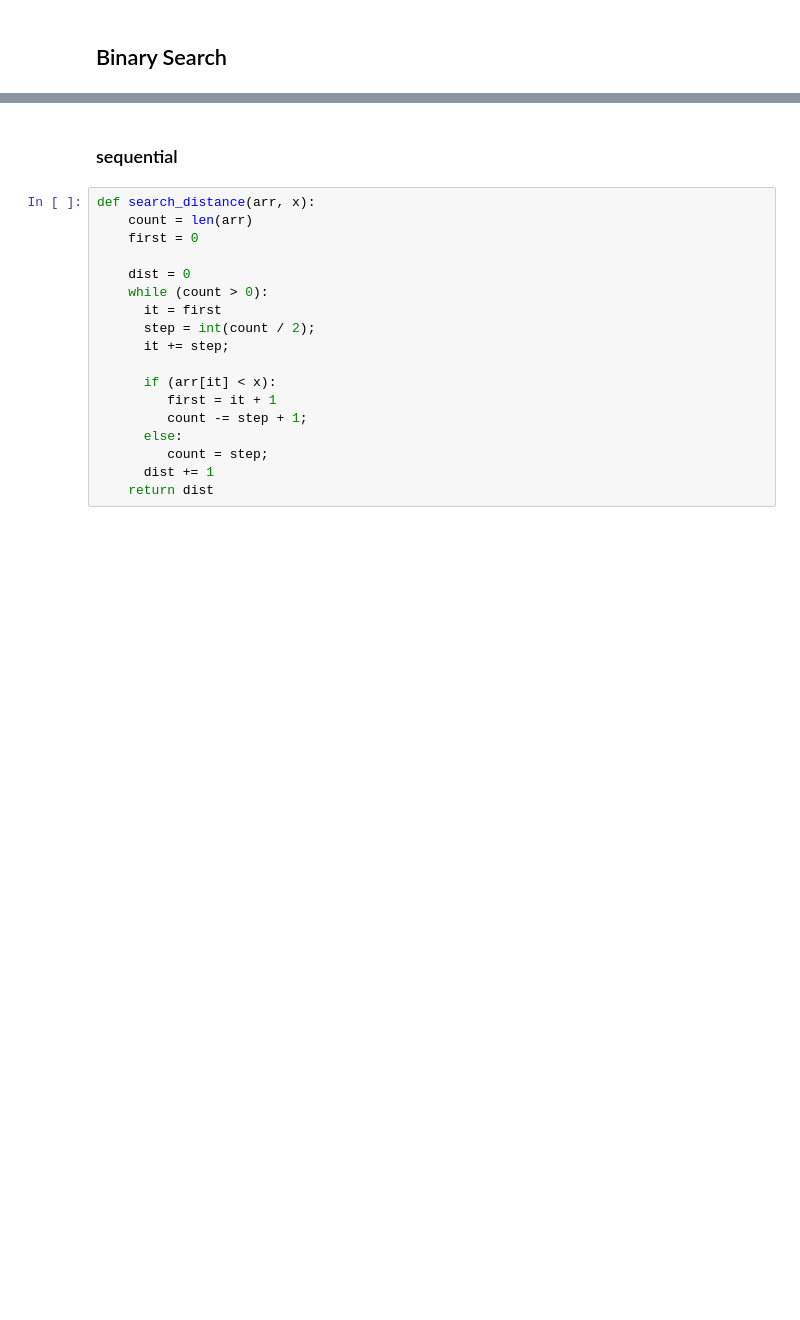
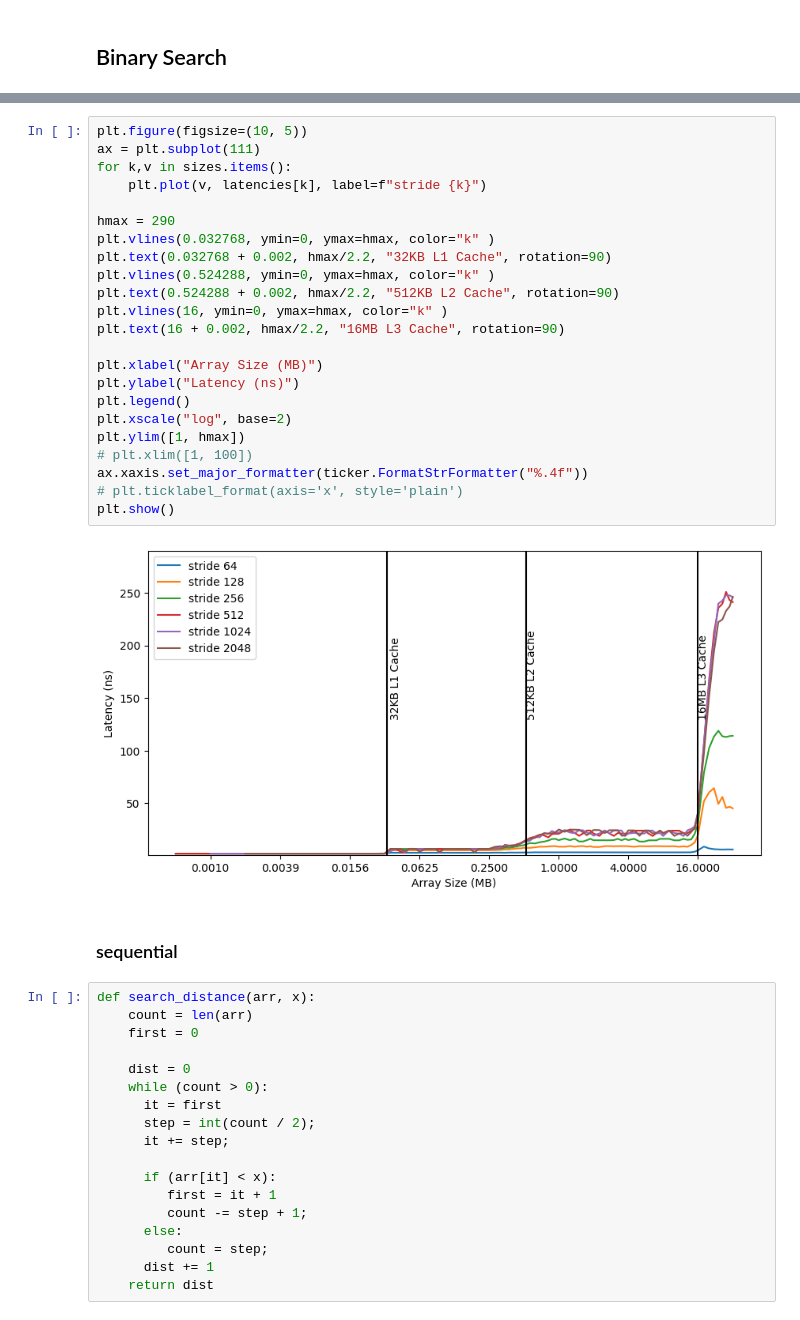
Before and after one commit to jolly-chen/msc-project, a Jupyter notebook: cpu-sequential/validation.ipynb, the cells around one changed output, grey strips where cells are left out. Saved outputs shown, nothing was run; the diff lists cells and outputs as text; blank space fills up the shorter version.

```diff
--- a/cpu-sequential/validation.ipynb
+++ b/cpu-sequential/validation.ipynb
@@ -576,3 +695,28 @@ p2                        =   0.00344532   +/-   2.55192e-05
+# %%
+plt.figure(figsize=(10, 5))
+ax = plt.subplot(111)
+for k,v in sizes.items():
+    plt.plot(v, latencies[k], label=f"stride {k}")
+
+hmax = 290
+plt.vlines(0.032768, ymin=0, ymax=hmax, color="k" )
+plt.text(0.032768 + 0.002, hmax/2.2, "32KB L1 Cache", rotation=90)
+plt.vlines(0.524288, ymin=0, ymax=hmax, color="k" )
+plt.text(0.524288 + 0.002, hmax/2.2, "512KB L2 Cache", rotation=90)
+plt.vlines(16, ymin=0, ymax=hmax, color="k" )
+plt.text(16 + 0.002, hmax/2.2, "16MB L3 Cache", rotation=90)
+
+plt.xlabel("Array Size (MB)")
+plt.ylabel("Latency (ns)")
+plt.legend()
+plt.xscale("log", base=2)
+plt.ylim([1, hmax])
+# plt.xlim([1, 100])
+ax.xaxis.set_major_formatter(ticker.FormatStrFormatter("%.4f"))
+# plt.ticklabel_format(axis='x', style='plain')
+plt.show()
+# %% [output]
+[figure, added]
 # %% [markdown]
 ### sequential
 # %%
```
Also changed, not shown: parts of 16 cells of this notebook, 7 other files.
